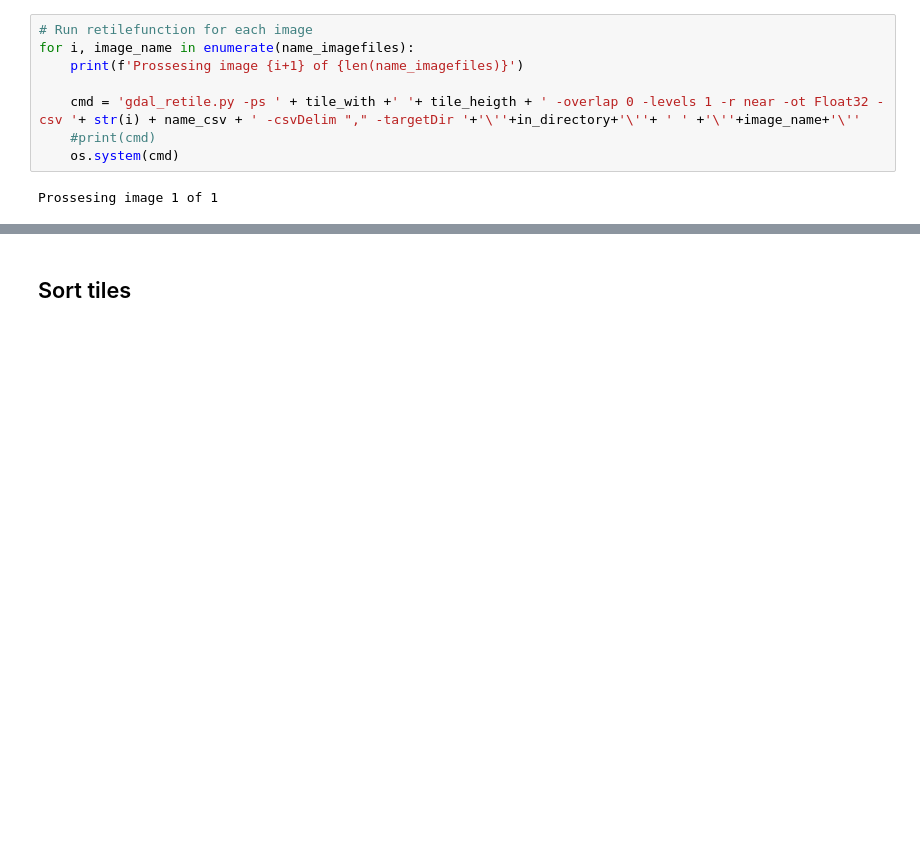
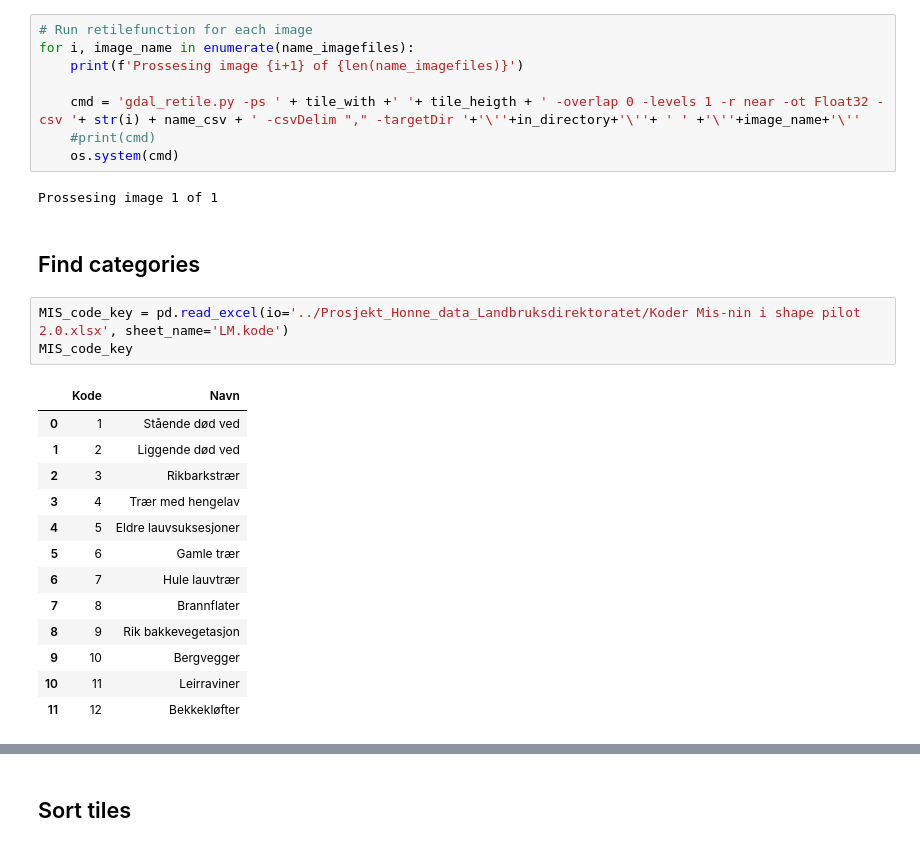
Before and after one commit to JonHidlePedersen/Master-thesis-Jon-Hidle-Pedersen, a Jupyter notebook: Kode/Split_and_sort_tiles.ipynb, the cells around one changed output, grey strips where cells are left out. Drawn from its saved outputs; the diff is of its cells as text; blank space fills up the shorter version.

```diff
--- a/Kode/Split_and_sort_tiles.ipynb
+++ b/Kode/Split_and_sort_tiles.ipynb
@@ -50,3 +50,22 @@ for i, image_name in enumerate(name_imagefiles):
     os.system(cmd)
 # %% [output]
 Prossesing image 1 of 1
+# %% [markdown]
+## Find categories
+# %%
+MIS_code_key = pd.read_excel(io='../Prosjekt_Honne_data_Landbruksdirektoratet/Koder Mis-nin i shape pilot 2.0.xlsx', sheet_name='LM.kode')
+MIS_code_key
+# %% [output]
+|  | Kode | Navn |
+| 0 | 1 | Stående død ved |
+| 1 | 2 | Liggende død ved |
+| 2 | 3 | Rikbarkstrær |
+| 3 | 4 | Trær med hengelav |
+| 4 | 5 | Eldre lauvsuksesjoner |
+| 5 | 6 | Gamle trær |
+| 6 | 7 | Hule lauvtrær |
+| 7 | 8 | Brannflater |
+| 8 | 9 | Rik bakkevegetasjon |
+| 9 | 10 | Bergvegger |
+| 10 | 11 | Leirraviner |
+| 11 | 12 | Bekkekløfter |
```
Also changed, not shown: parts of 2 cells of this notebook, 1 other file.
